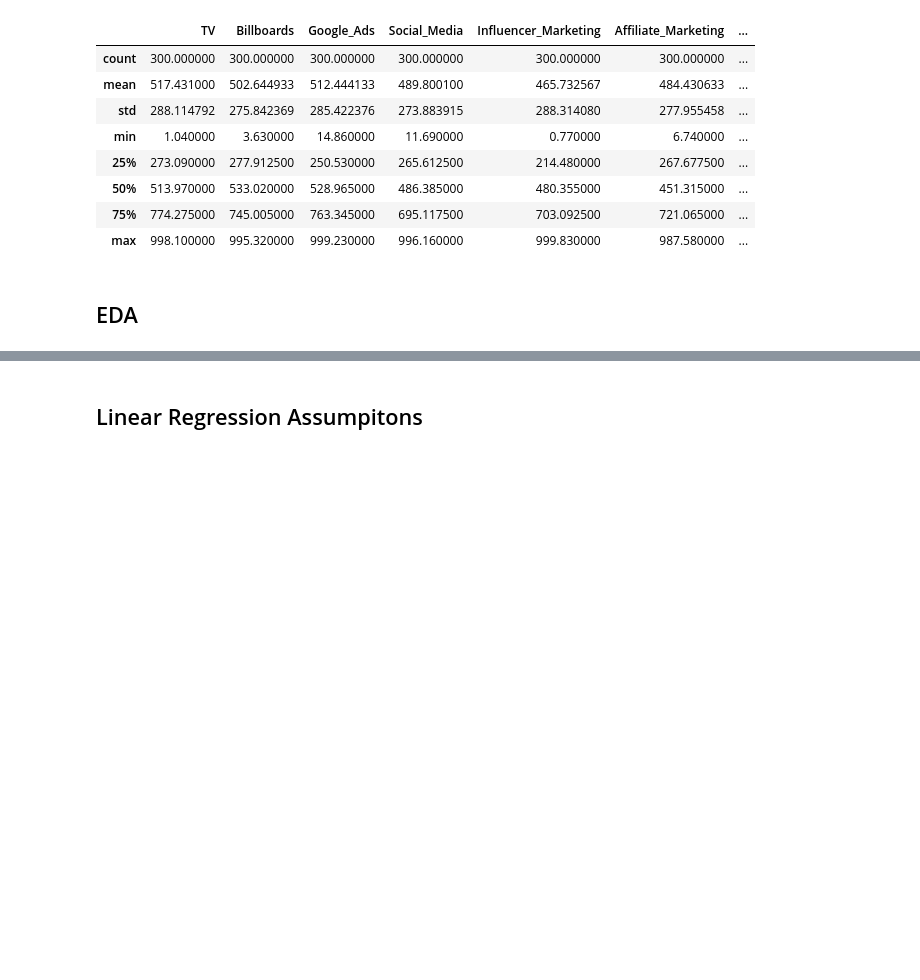
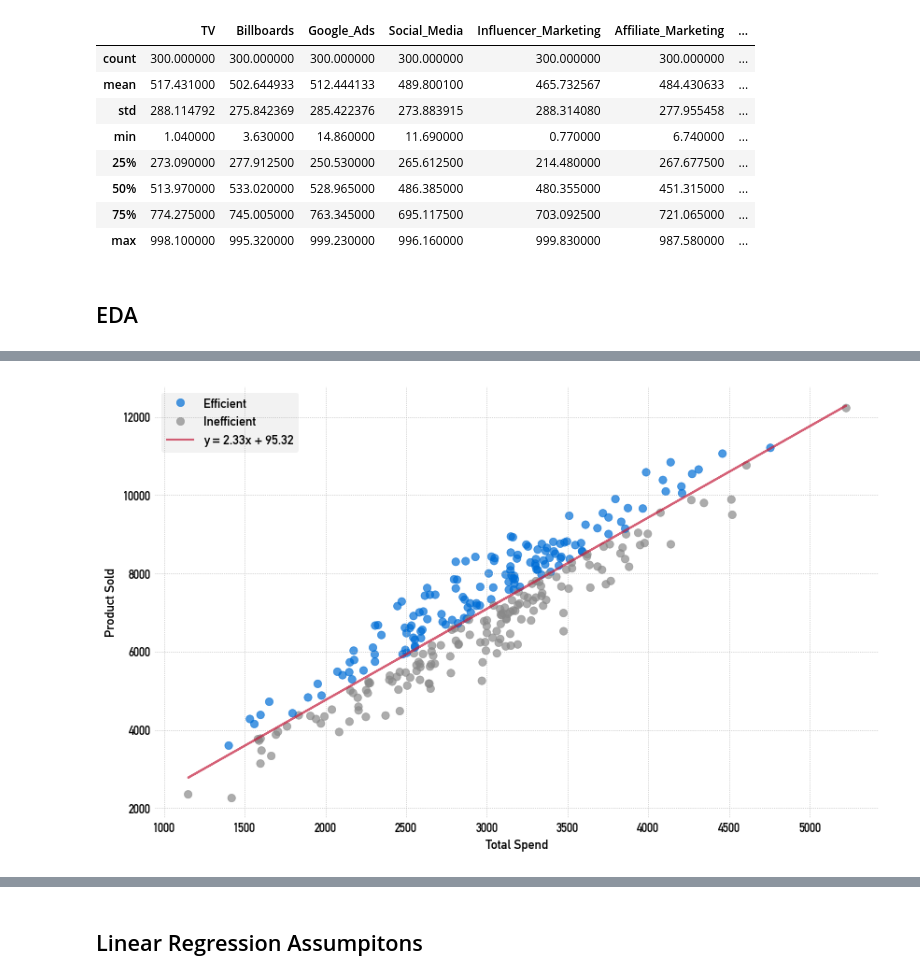
Before and after one commit to emirsglm/advertising-efficiency, a Jupyter notebook: main.ipynb, the cells around one changed output, grey strips where cells are left out. Drawn from its saved outputs; the diff is of its cells as text; code cells hidden in the pictures; blank space fills up the shorter version.

```diff
--- a/main.ipynb
+++ b/main.ipynb
@@ -281,0 +85,38 @@ The exploratory data analysis (EDA) indicates that affiliate marketing is the mo
+# %%
+import seaborn as sns
+import matplotlib.pyplot as plt
+import numpy as np
+
+# Fit linear regression
+x = df["Total_Spend"]
+y = df["Product_Sold"]
+slope, intercept = np.polyfit(x, y, 1)
+y_pred = slope * x + intercept
+
+# Create a new column 'Above_Below'
+df['Above_Below'] = np.where(df['Product_Sold'] > y_pred, 'Efficient', 'Inefficient')
+
+# Scatter plot using the new column for color
+plt.figure(figsize=(10,6))
+sns.scatterplot(data=df, x='Total_Spend', y='Product_Sold', hue='Above_Below', palette={'Efficient':'#006ED6', 'Inefficient':'#898989'}, edgecolor=None,alpha=0.7)
+
+# Plot trend line
+plt.plot(x, y_pred, color='#C41E3D', label=f'y = {slope:.2f}x + {intercept:.2f}',alpha=0.7)
+plt.xlabel("Total Spend")
+plt.ylabel("Product Sold")
+
+
+plt.grid(True, linestyle=':', linewidth=0.5)
+
+# Style adjustments
+plt.tick_params(axis='both', labelsize=9,length=0)
+ax = plt.gca()
+for spine in ax.spines.values():
+    spine.set_visible(False)
+
+leg = ax.legend(facecolor='#898989', edgecolor='none')  # kenar çizgisi yok
+leg.get_frame().set_alpha(0.1)
+
+plt.show()
+# %% [output]
+[figure, added]
```
Also changed, not shown: parts of 53 cells of this notebook, 1 other file.
